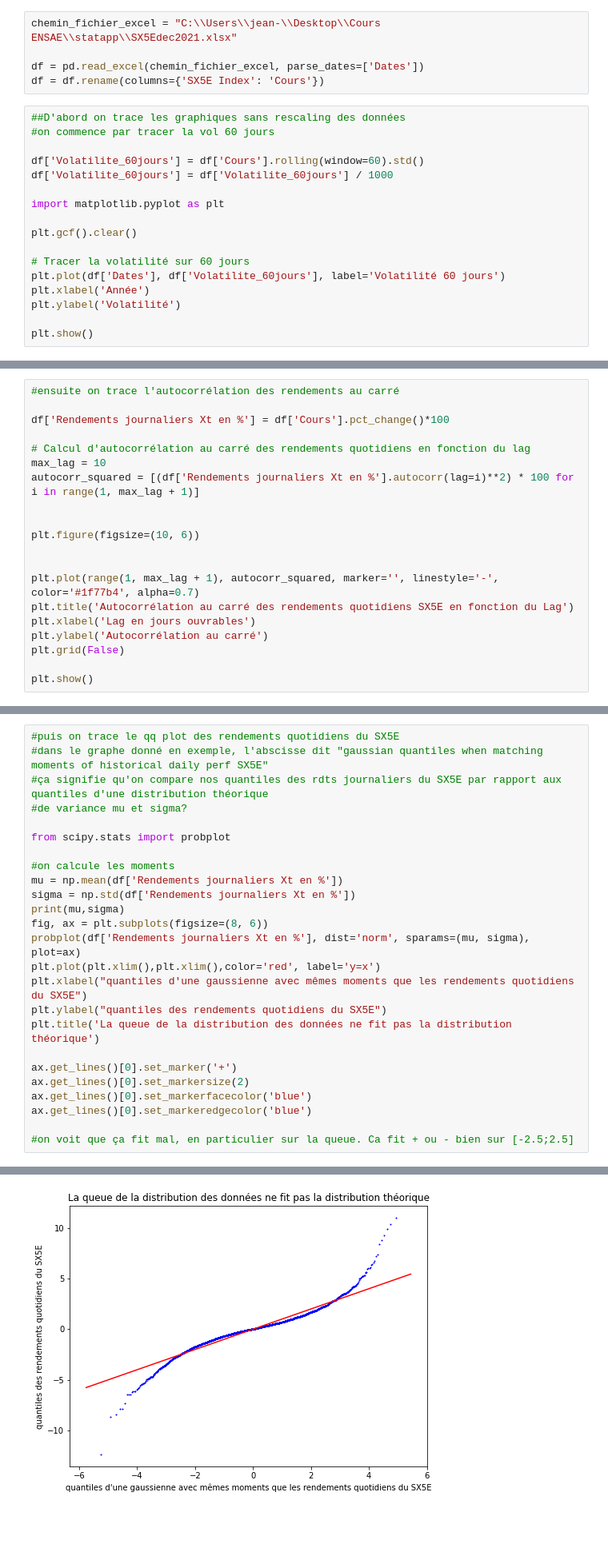
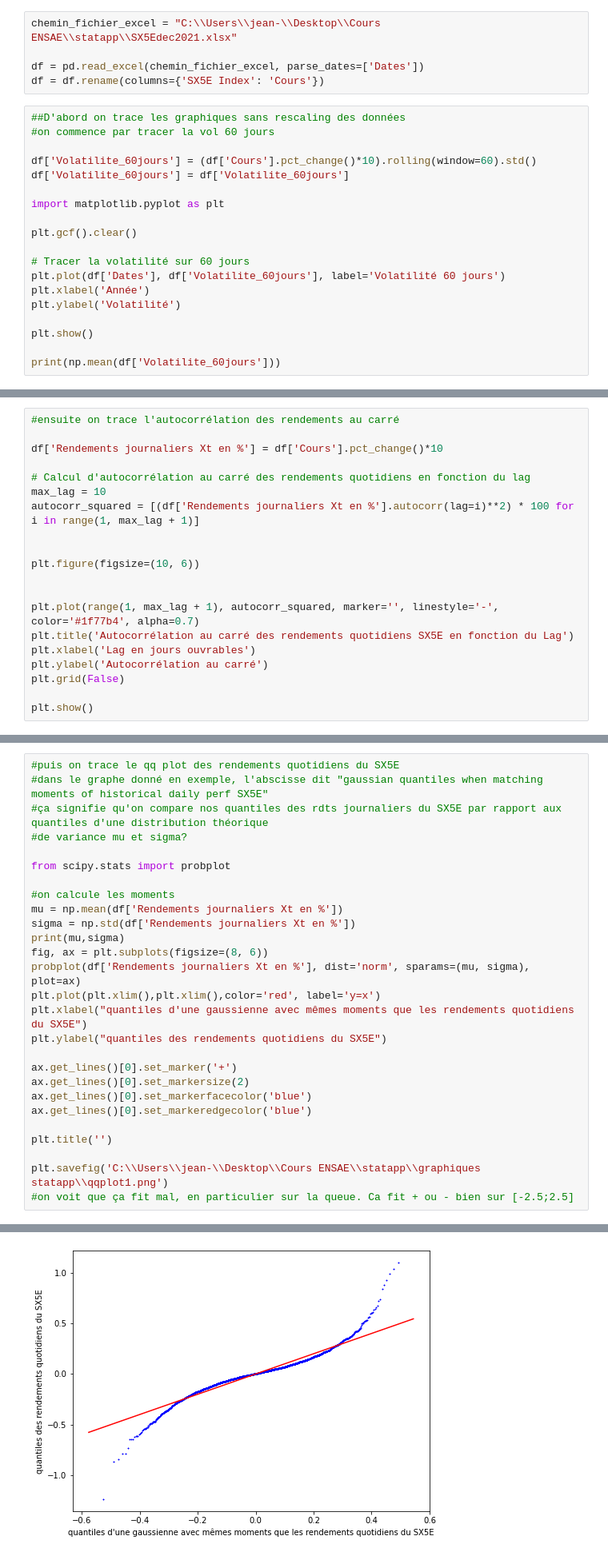
Before and after one commit to PyTomSss/StatApp_M1_ENSAE, a Jupyter notebook: Brouillon_Jean-Lou/Analyse SX5E sans rescaling.ipynb, the cells around one changed output, grey strips where cells are left out. Shown at 80% size. Saved outputs shown, nothing was run; the diff lists cells and outputs as text; blank space fills up the shorter version.

```diff
--- a/Brouillon_Jean-Lou/Analyse SX5E sans rescaling.ipynb
+++ b/Brouillon_Jean-Lou/Analyse SX5E sans rescaling.ipynb
@@ -14,8 +12,8 @@ df = df.rename(columns={'SX5E Index': 'Cours'})
 ##D'abord on trace les graphiques sans rescaling des données
 #on commence par tracer la vol 60 jours
 
-df['Volatilite_60jours'] = df['Cours'].rolling(window=60).std()
-df['Volatilite_60jours'] = df['Volatilite_60jours'] / 1000
+df['Volatilite_60jours'] = (df['Cours'].pct_change()*10).rolling(window=60).std()
+df['Volatilite_60jours'] = df['Volatilite_60jours']
 
 import matplotlib.pyplot as plt
 
@@ -27,4 +25,6 @@ plt.xlabel('Année')
 plt.ylabel('Volatilité')
 
 plt.show()
+
+print(np.mean(df['Volatilite_60jours']))
 # %% [output]
@@ -32,7 +33,7 @@ plt.show()
 # %%
 #ensuite on trace l'autocorrélation des rendements au carré
 
-df['Rendements journaliers Xt en %'] = df['Cours'].pct_change()*100
+df['Rendements journaliers Xt en %'] = df['Cours'].pct_change()*10
 
 # Calcul d'autocorrélation au carré des rendements quotidiens en fonction du lag
 max_lag = 10
@@ -68,12 +69,14 @@ probplot(df['Rendements journaliers Xt en %'], dist='norm', sparams=(mu, sigma),
 plt.plot(plt.xlim(),plt.xlim(),color='red', label='y=x')
 plt.xlabel("quantiles d'une gaussienne avec mêmes moments que les rendements quotidiens du SX5E")
 plt.ylabel("quantiles des rendements quotidiens du SX5E")
-plt.title('La queue de la distribution des données ne fit pas la distribution théorique')
 
 ax.get_lines()[0].set_marker('+')
 ax.get_lines()[0].set_markersize(2)
 ax.get_lines()[0].set_markerfacecolor('blue')
 ax.get_lines()[0].set_markeredgecolor('blue')
 
+plt.title('')
+
+plt.savefig('C:\\Users\\jean-\\Desktop\\Cours ENSAE\\statapp\\graphiques statapp\\qqplot1.png')
 #on voit que ça fit mal, en particulier sur la queue. Ca fit + ou - bien sur [-2.5;2.5]
 # %% [output]
@@ -81,4 +84,4 @@ ax.get_lines()[0].set_markeredgecolor('blue')
-[figure, old version]
+[figure, new version]
 # %%
 #puis on trace le graphe de vol 60d passés contre vol 60d future
 
```
Also changed, not shown: parts of 8 cells of this notebook.
